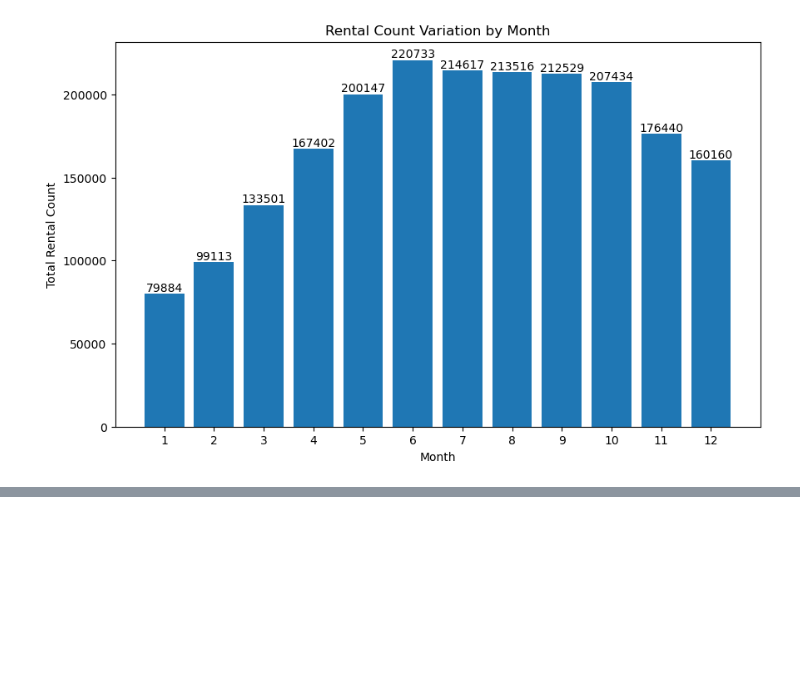
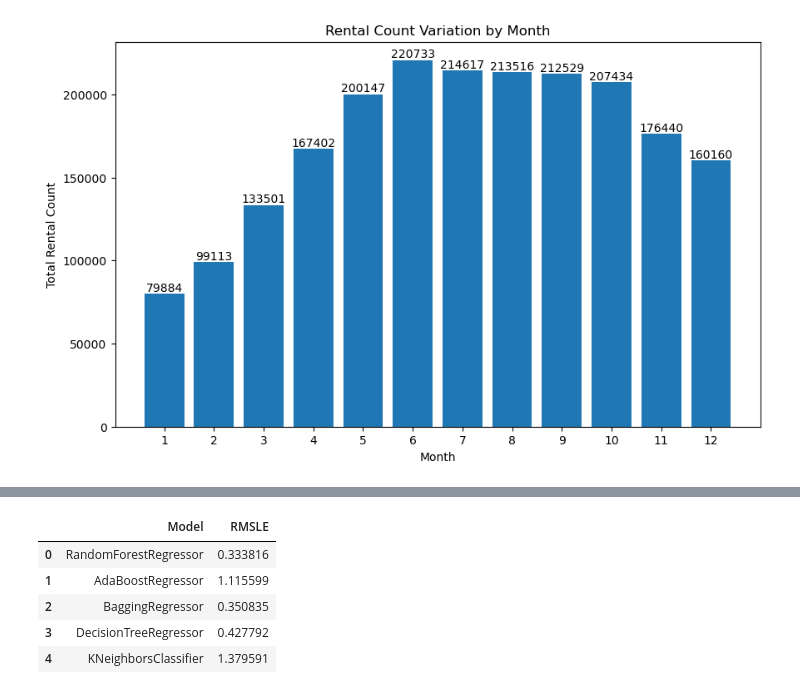
Before and after one commit to michal1701/WB-BikeSharingDemand-2023-MM-MB-PS, a Jupyter notebook: Bike_Sharing_Demand4.ipynb, the cells around one changed output, grey strips where cells are left out. Cells and saved outputs as stored; diff of their text form; code cells hidden in the pictures; blank space fills up the shorter version.

```diff
--- a/Bike_Sharing_Demand4.ipynb
+++ b/Bike_Sharing_Demand4.ipynb
@@ -511,0 +435,10 @@ print(mean_squared_log_error(pred,y_test, squared=False))
+# %%
+rmsle_frame=pd.DataFrame(out)
+rmsle_frame
+# %% [output]
+|  | Model | RMSLE |
+| 0 | RandomForestRegressor | 0.333816 |
+| 1 | AdaBoostRegressor | 1.115599 |
+| 2 | BaggingRegressor | 0.350835 |
+| 3 | DecisionTreeRegressor | 0.427792 |
+| 4 | KNeighborsClassifier | 1.379591 |
```
Also changed, not shown: parts of 49 cells of this notebook.
